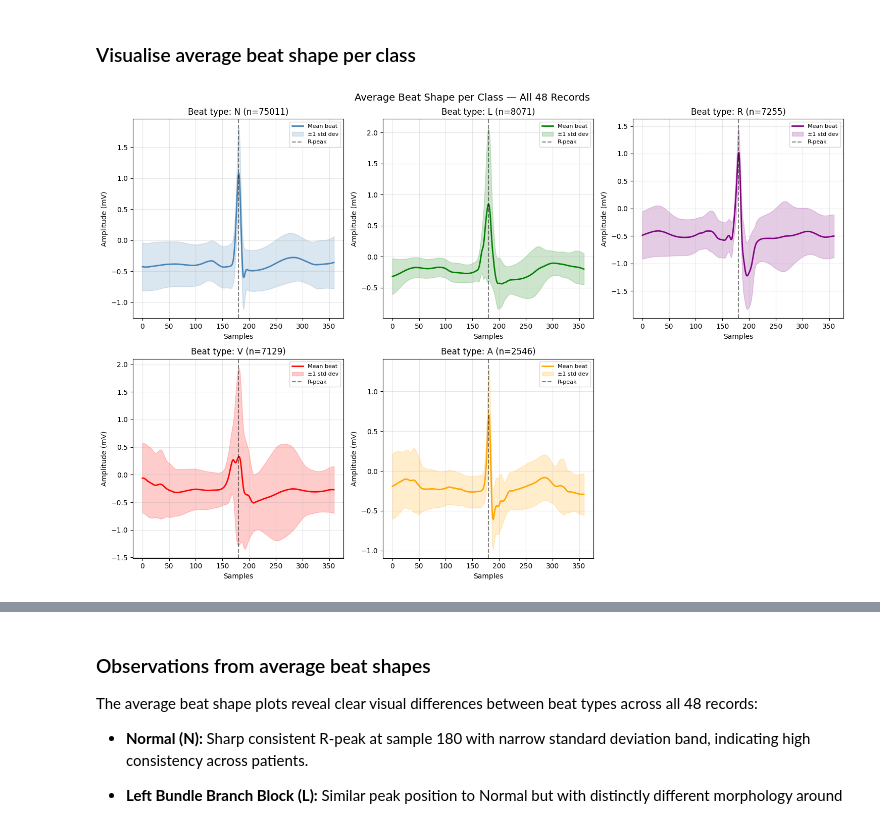
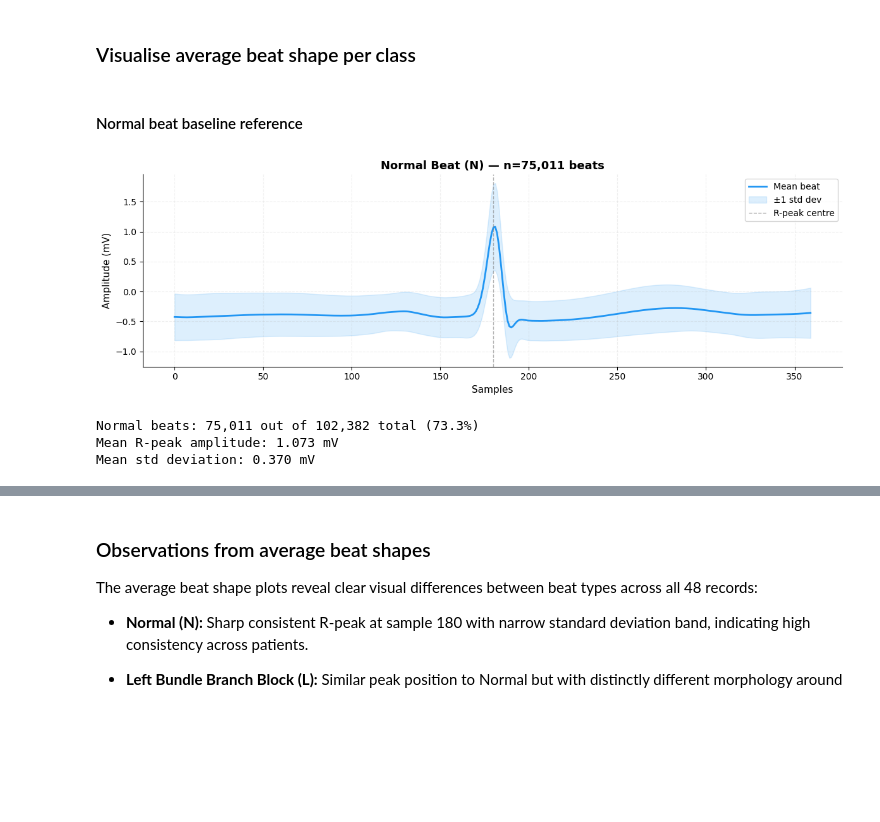
Before and after one commit to saugatpokharel/ecg-heartbeat-classification-xai, a Jupyter notebook: notebooks/03_eda_features.ipynb, the cells around one changed output, grey strips where cells are left out. Cells and saved outputs as stored; diff of their text form; code cells hidden in the pictures; blank space fills up the shorter version.

```diff
--- a/notebooks/03_eda_features.ipynb
+++ b/notebooks/03_eda_features.ipynb
@@ -51,37 +50,38 @@ Class distribution:
   S: 2 (0.0%)
 # %% [markdown]
 ### Visualise average beat shape per class
+# %% [markdown]
+#### Normal beat baseline reference
 # %%
-# Get the main beat types we care about
-main_types = ['N', 'L', 'R', 'V', 'A']
-colors = ['steelblue', 'green', 'purple', 'red', 'orange']
+indices_n = np.where(y == 'N')[0]
+mean_n = np.mean(X[indices_n], axis=0)
+std_n = np.std(X[indices_n], axis=0)
 
-plt.figure(figsize=(15, 10))
+fig, ax = plt.subplots(figsize=(12, 4))
 
-for i, (beat_type, color) in enumerate(zip(main_types, colors)):
-    # Get all beats of this type
-    indices = np.where(y == beat_type)[0]
-    beats_of_type = X[indices]
+ax.plot(mean_n, color='#2196F3', linewidth=2, label='Mean beat')
+ax.fill_between(range(360),
+                mean_n - std_n,
+                mean_n + std_n,
+                alpha=0.15, color='#2196F3', label='±1 std dev')
+ax.axvline(x=180, color='gray', linestyle='--', alpha=0.6, linewidth=1, label='R-peak centre')
 
-    # Calculate average beat shape
-    mean_beat = np.mean(beats_of_type, axis=0)
-    std_beat = np.std(beats_of_type, axis=0)
+ax.set_title(f'Normal Beat (N) — n={len(indices_n):,} beats', fontsize=13, fontweight='bold')
+ax.set_xlabel('Samples', fontsize=11)
+ax.set_ylabel('Amplitude (mV)', fontsize=11)
+ax.legend(fontsize=10)
+ax.grid(True, alpha=0.2, linestyle='--')
+ax.spines['top'].set_visible(False)
+ax.spines['right'].set_visible(False)
 
-    plt.subplot(2, 3, i+1)
-    plt.plot(mean_beat, color=color, linewidth=2, label=f'Mean beat')
-    plt.fill_between(range(360),
-                     mean_beat - std_beat,
-                     mean_beat + std_beat,
-                     alpha=0.2, color=color, label='±1 std dev')
-    plt.axvline(x=180, color='black', linestyle='--', alpha=0.5, label='R-peak')
-    plt.title(f'Beat type: {beat_type} (n={len(indices)})')
-    plt.xlabel('Samples')
-    plt.ylabel('Amplitude (mV)')
-    plt.legend(fontsize=8)
-    plt.grid(True, alpha=0.3)
-
-plt.suptitle('Average Beat Shape per Class — All 48 Records', fontsize=14)
 plt.tight_layout()
 plt.show()
+
+print(f"Normal beats: {len(indices_n):,} out of {len(y):,} total ({len(indices_n)/len(y)*100:.1f}%)")
+print(f"Mean R-peak amplitude: {mean_n[180]:.3f} mV")
+print(f"Mean std deviation: {np.mean(std_n):.3f} mV")
 # %% [output]
-[figure, old version]
+[figure, new version]
+Normal beats: 75,011 out of 102,382 total (73.3%)
+Mean R-peak amplitude: 1.073 mV
+Mean std deviation: 0.370 mV
```
Also changed, not shown: parts of 9 cells of this notebook.
